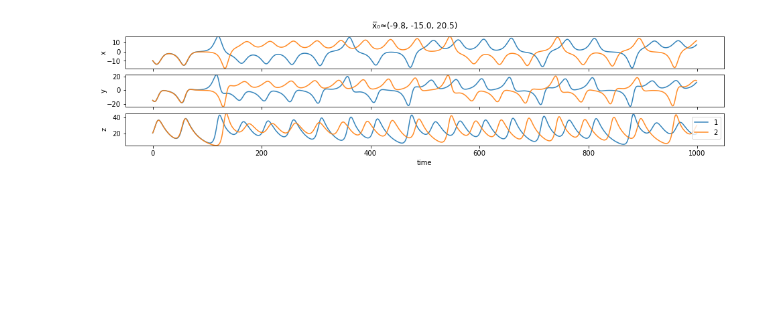
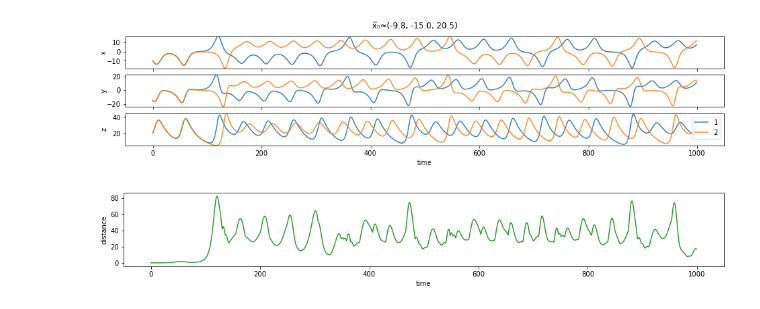
Before and after one commit to streitl/validyna, a Jupyter notebook: notebooks/Chaos Initial Conditions Sensitivity.ipynb, the cells around one changed output. Saved outputs shown, nothing was run; the diff lists cells and outputs as text; code cells hidden in the pictures; blank space fills up the shorter version.

```diff
--- a/notebooks/Chaos Initial Conditions Sensitivity.ipynb
+++ b/notebooks/Chaos Initial Conditions Sensitivity.ipynb
@@ -20,6 +20,16 @@ fig = plot_1d_trajectories([torch.Tensor(traj_1).view(1, n, -1), torch.Tensor(tr
 fig.savefig(f'{os.path.curdir}/../../Resources/Thesis/initial condition sensitivity.pdf', format='pdf', bbox_inches='tight')
 # %% [output]
 [figure]
+# %%
+import numpy as np
+fig, ax = plt.subplots(1, figsize=(16, 2))
+ax.plot(np.sqrt(np.power(traj_1 - traj_2, 2)).sum(axis=1), color='C2')
+ax.set_xlabel('time')
+#ax.set_yscale('log')
+ax.set_ylabel('distance')
+fig.savefig(f'{os.path.curdir}/../../Resources/Thesis/initial condition distance.pdf', format='pdf', bbox_inches='tight');
+# %% [output]
+[figure, added]
 # %%
 fig = plt.figure(figsize=(9, 8), dpi=200)
 ax = plt.axes(projection ='3d')
```
Also changed, not shown: parts of 1 cell of this notebook, 12 other files.
